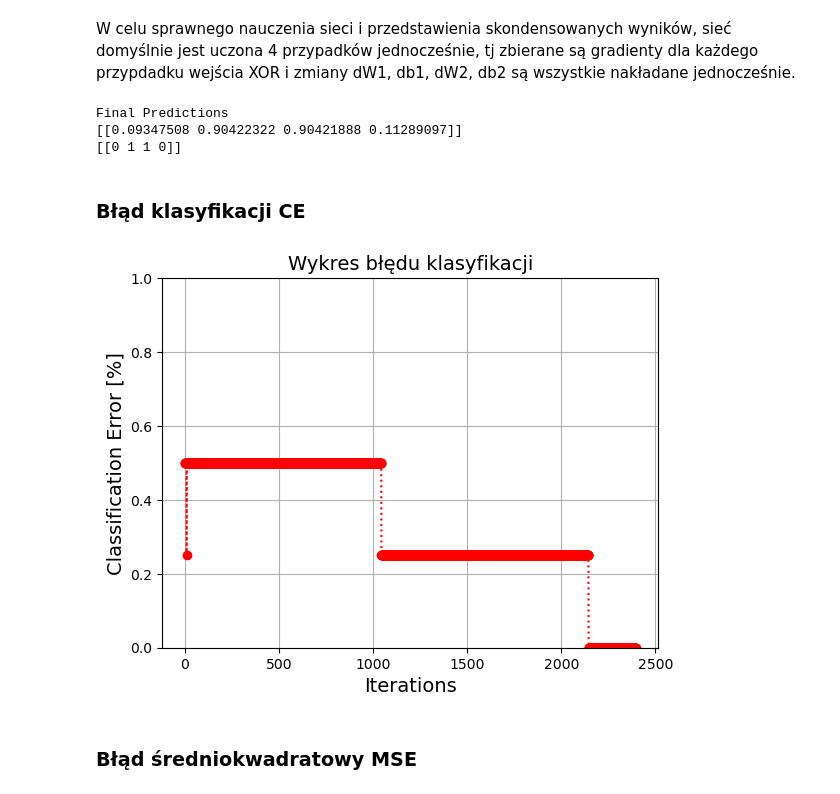
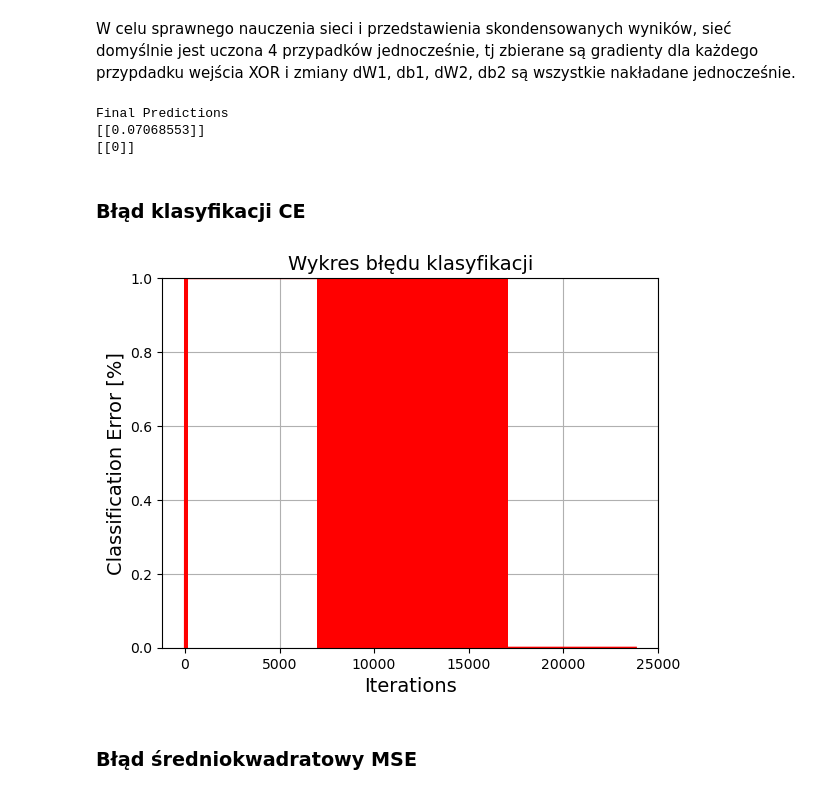
Before and after one commit to qert6g35/ML_xor, a Jupyter notebook: neutral-network-for-xor-problem.ipynb, the cells around one changed output. Cells and saved outputs as stored; diff of their text form; code cells hidden in the pictures.

Commit message:
koniec generatora

```diff
--- a/neutral-network-for-xor-problem.ipynb
+++ b/neutral-network-for-xor-problem.ipynb
@@ -102,3 +77,19 @@ def shuffle(X,Y):
+# %%
+def get_data_batch(X,Y,batch):
+    X_ = []
+    Y_ = []
+    for _ in range(0,batch):
+        #print(X)
+        X_.append(X[0])
+        X = np.delete(X,0,0)
+        if len(X) == 0:
+            X = np.array([[0,0],[0,1],[1,0],[1,1]])
+        Y_.append(Y[0])
+        Y = np.delete(Y,0,0)
+        if len(Y) == 0:
+            Y = np.array([[0],[1],[1],[0]])
+
+    return X, Y, np.array(X_),np.array(Y_)
 # %%
 # funkcja aktywacji używana dla każdego neuronu
 def sigmoid(x):
@@ -142,7 +133,7 @@ def calculate_corrections(X, A1, dZ1, dZ2, lr):
     dW2 = lr * A1.T.dot(dZ2)
     db2 = lr * np.sum(dZ2,axis=0,keepdims=True)
 
-    return dW1, db1, dW2, db2,
+    return dW1, db1, dW2, db2
 # %%
 # zwraca błąd klasyfikacji
 def classification_error(Y,A2):
@@ -155,7 +146,7 @@ def classification_error(Y,A2):
 # def get_accuracy(predictions, Y):
 ### TO DO
 
-def gradient_descent(X, Y, lr, iterations, logs = True, batch_size = 2, mse_threshold = 0.01):
+def gradient_descent(X, Y, lr, iterations, logs = True, batch_size = 2, mse_threshold = 0.005):
     W1, b1, W2, b2 = initialize_params()# funkcja zwraca wagi i bajasy używane w sieci
     CE = []
     MSE2 = []
@@ -164,7 +155,10 @@ def gradient_descent(X, Y, lr, iterations, logs = True, batch_size = 2, mse_thre
     bs1 = [b1]
     Ws2 = [W2]
     bs2 = [b2]
+    Xsave = X
+    Ysave = Y
     for i in range(iterations):
+        Xsave, Ysave, X,Y = get_data_batch(Xsave,Ysave,batch_size)
         A1, A2 = forward_prop(W1, b1, W2, b2, X)# Funkcja zwraca poziomy katywacji dla bydwu warstw
 
         dA2, dZ2, dA1, dZ1 = backward_prop( A1, A2, W1, W2, X, Y, lr)
@@ -198,24 +192,25 @@ def gradient_descent(X, Y, lr, iterations, logs = True, batch_size = 2, mse_thre
     print(Y.T)
     return W1, b1, W2, b2, CE, MSE1, MSE2, Ws1, bs1, Ws2, bs2
 # %%
-X, Y = data_generator(random = False, is_shuffle = False)
-W1, b1, W2, b2, CE, MSE1, MSE2, Ws1, bs1, Ws2, bs2 = gradient_descent(X, Y, 1, 30000, logs = False)
+X = np.array([[0,0],[0,1],[1,0],[1,1]])
+Y = np.array([[0],[1],[1],[0]])
+W1, b1, W2, b2, CE, MSE1, MSE2, Ws1, bs1, Ws2, bs2 = gradient_descent(X, Y, 0.2, 30000, logs = False, batch_size = 1, mse_threshold = 0.005)
 # %% [output]
 Final Predictions
-[[0.09347508 0.90422322 0.90421888 0.11289097]]
-[[0 1 1 0]]
+[[0.07068553]]
+[[0]]
 # %% [markdown]
 ### Błąd klasyfikacji CE
 # %%
-plt.plot(CE,'o:r')
+plt.plot(CE,'r')
 plt.xlabel('Iterations')
 plt.ylabel('Classification Error [%]')
 plt.ylim([0, 1])
 plt.title('Wykres błędu klasyfikacji')
 plt.grid(True)
 plt.show()
 # %% [output]
-[figure, old version]
+[figure, new version]
 # %% [markdown]
 ### Błąd średniokwadratowy MSE
 # %%
```
Also changed, not shown: parts of 5 cells of this notebook.
